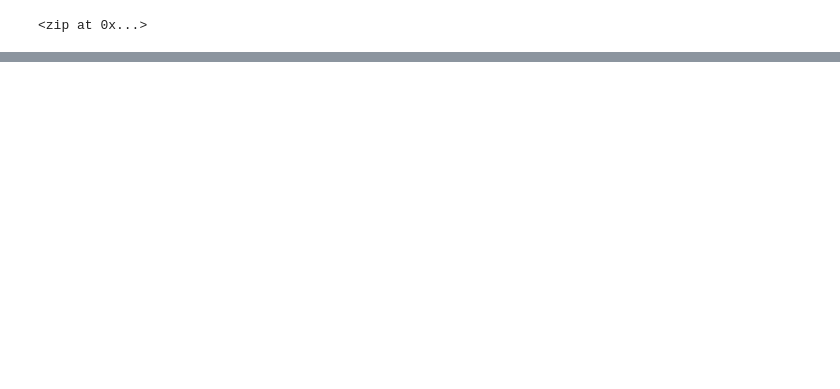
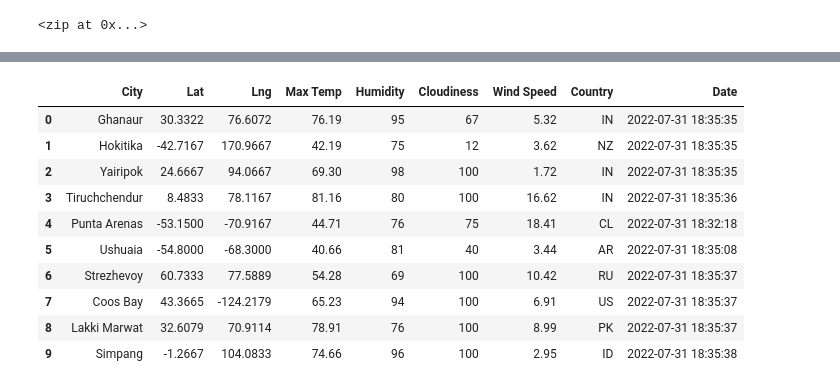
Before and after one commit to arosas17/World_Weather_Analysis, a Jupyter notebook: WeatherPy.ipynb, the cells around one changed output, grey strips where cells are left out. Drawn from its saved outputs; the diff is of its cells as text; code cells hidden in the pictures; blank space fills up the shorter version.

Commit message:
Adding starting info and files

```diff
--- a/WeatherPy.ipynb
+++ b/WeatherPy.ipynb
@@ -6,3 +16,6 @@ import numpy as np
+# %%
+# Starting URL for Weather Map API Call.
+url = "http://api.openweathermap.org/data/2.5/weather?units=Imperial&APPID=" + weather_api_key
 # %%
 # Create a set of random latitude and longitude combinations.
 lats = np.random.uniform(low=-90.000, high=90.000, size=1500)
@@ -55,0 +150,16 @@ albany au
+# %%
+# Convert the array of dictionaries to a Pandas DataFrame.
+city_data_df = pd.DataFrame(city_data)
+city_data_df.head(10)
+# %% [output]
+|  | City | Lat | Lng | Max Temp | Humidity | Cloudiness | Wind Speed | Country | Date |
+| 0 | Ghanaur | 30.3322 | 76.6072 | 76.19 | 95 | 67 | 5.32 | IN | 2022-07-31 18:35:35 |
+| 1 | Hokitika | -42.7167 | 170.9667 | 42.19 | 75 | 12 | 3.62 | NZ | 2022-07-31 18:35:35 |
+| 2 | Yairipok | 24.6667 | 94.0667 | 69.30 | 98 | 100 | 1.72 | IN | 2022-07-31 18:35:35 |
+| 3 | Tiruchchendur | 8.4833 | 78.1167 | 81.16 | 80 | 100 | 16.62 | IN | 2022-07-31 18:35:36 |
+| 4 | Punta Arenas | -53.1500 | -70.9167 | 44.71 | 76 | 75 | 18.41 | CL | 2022-07-31 18:32:18 |
+| 5 | Ushuaia | -54.8000 | -68.3000 | 40.66 | 81 | 40 | 3.44 | AR | 2022-07-31 18:35:08 |
+| 6 | Strezhevoy | 60.7333 | 77.5889 | 54.28 | 69 | 100 | 10.42 | RU | 2022-07-31 18:35:37 |
+| 7 | Coos Bay | 43.3665 | -124.2179 | 65.23 | 94 | 100 | 6.91 | US | 2022-07-31 18:35:37 |
+| 8 | Lakki Marwat | 32.6079 | 70.9114 | 78.91 | 76 | 100 | 8.99 | PK | 2022-07-31 18:35:37 |
+| 9 | Simpang | -1.2667 | 104.0833 | 74.66 | 96 | 100 | 2.95 | ID | 2022-07-31 18:35:38 |
```
Also changed, not shown: parts of 7 cells of this notebook, 2 other files.
